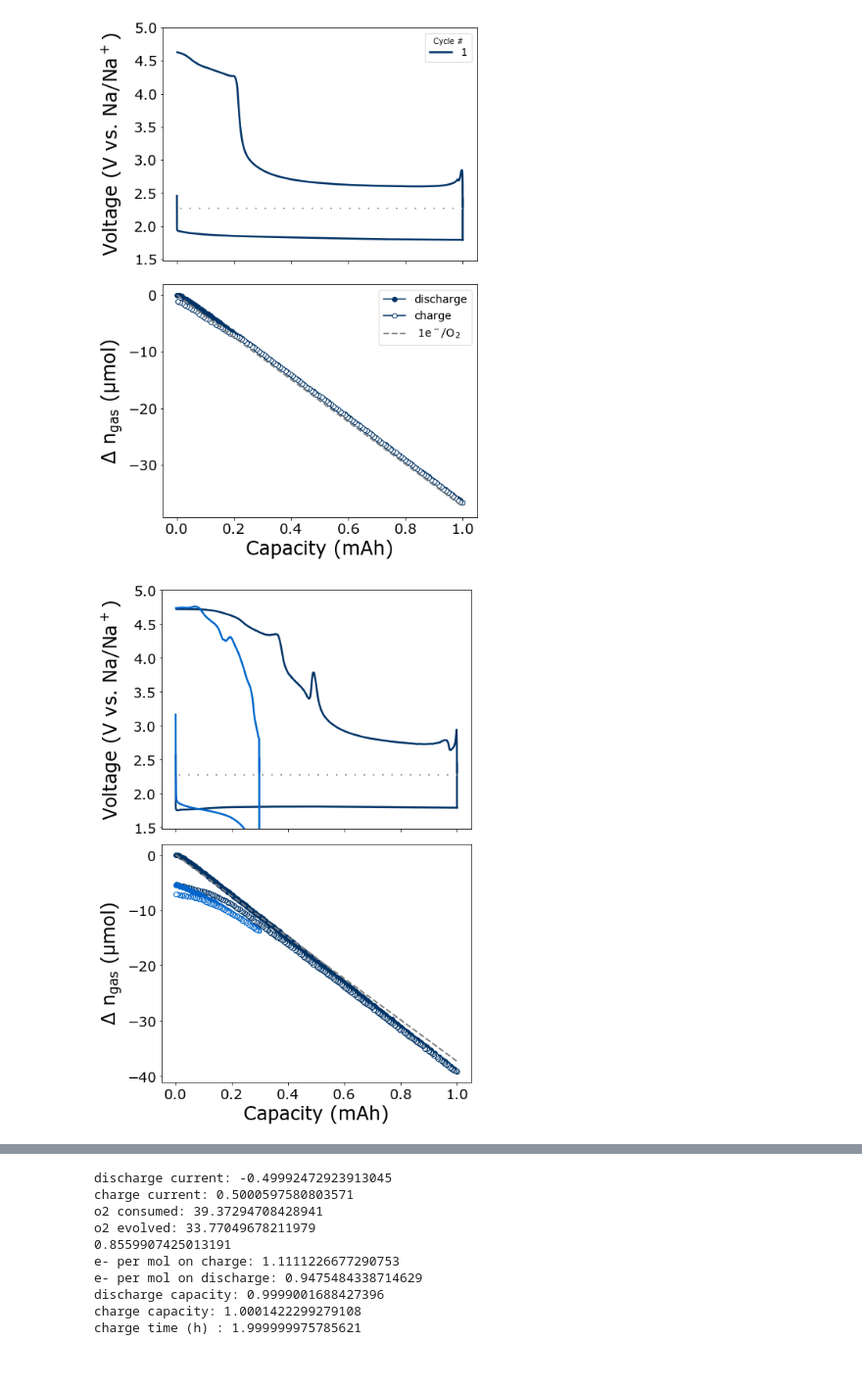
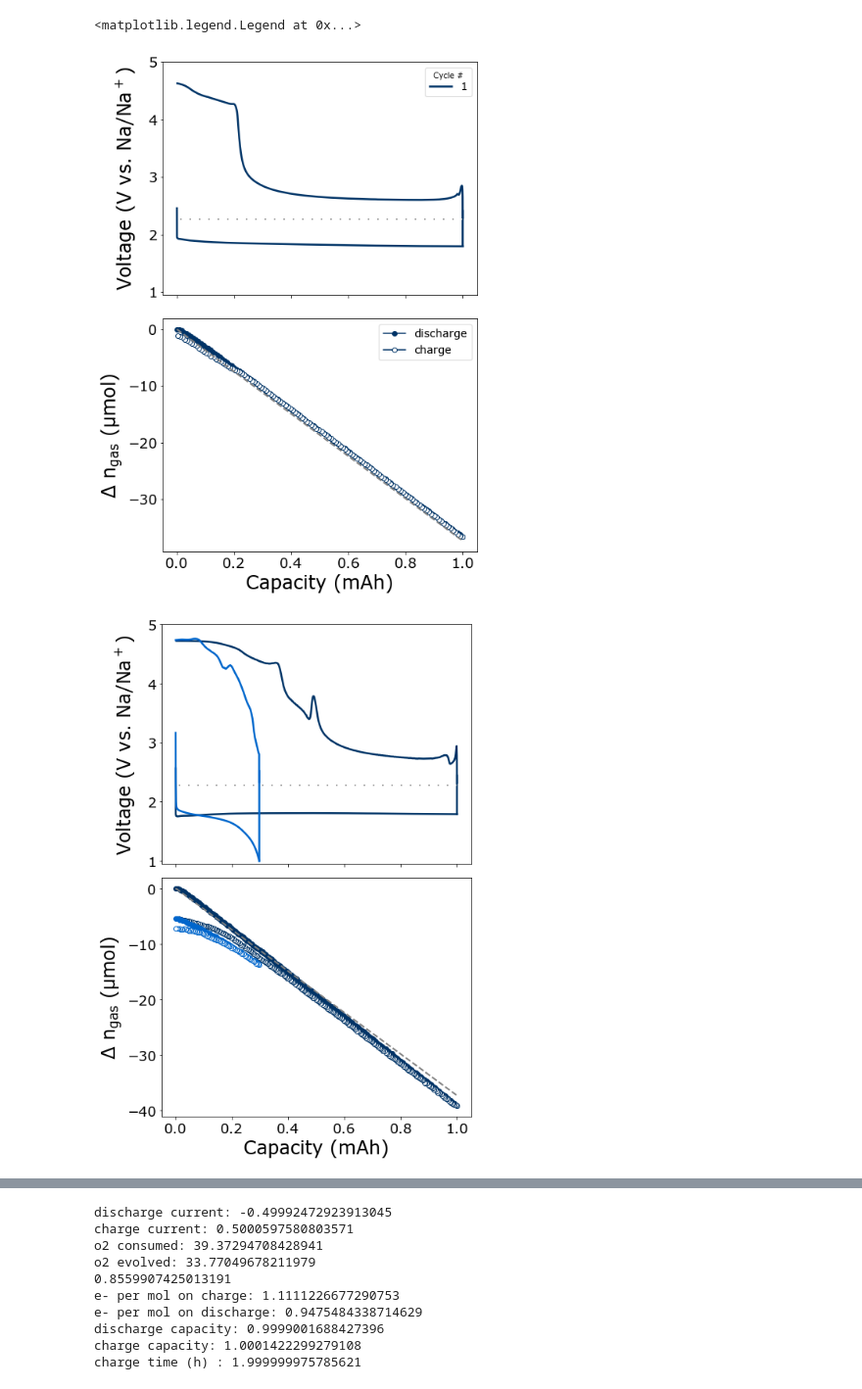
Before and after one commit to ekedzie/notebooks, a Jupyter notebook: Graphite Chronoamp Paper figures.ipynb, the cells around one changed output, grey strips where cells are left out. Shown at 98% size. Drawn from its saved outputs; the diff is of its cells as text; code cells hidden in the pictures.

```diff
--- a/Graphite Chronoamp Paper figures.ipynb
+++ b/Graphite Chronoamp Paper figures.ipynb
@@ -346,6 +428,10 @@ def plot_cycling(disch, chrg, press, channel, cyclenum, n=None, offset=0, eline=
     endindex=-1
     if (i==4):
         endindex=202
+    elif i==2:
+        endindex =200
+    elif i==3:
+        endindex=140
     else:
         endindex=-1
     ax.plot(x1, y1, c=colors[i], linestyle='-', linewidth=2.5, label = str(i))
@@ -379,8 +465,11 @@ def plot_cycling(disch, chrg, press, channel, cyclenum, n=None, offset=0, eline=
     x=[0,cap] #/(np.pi*0.6**2)]
     y=[0-offset,-cap*3.6/n/96485*10**6-offset]
 
+    subtract=0
+    if i==3:
+        subtract =25
     ax2.plot(disch_cap[st_p1:end_p1+1], (umoles)[st_p1:end_p1+1]+offset, 'o-', color= colors[i], linewidth=1.5, markersize=6, label='')
-    ax2.plot(char_cap[st_p2:(end_p2+1)], (umoles)[st_p2:(end_p2+1)]+gap+offset, 'o-', color=colors[i], linewidth=1.5, markersize=6, mfc='white', label='')
+    ax2.plot(char_cap[st_p2:(end_p2+1-subtract)], (umoles)[st_p2:(end_p2+1-subtract)]+gap+offset, 'o-', color=colors[i], linewidth=1.5, markersize=6, mfc='white', label='')
     if eline==True:
         ax2.plot(x, y,  c='grey', linestyle='--', label= '',linewidth= 2)
 
@@ -398,7 +487,7 @@ def plot_cycling(disch, chrg, press, channel, cyclenum, n=None, offset=0, eline=
     ax.tick_params(axis='both', which='major', labelsize=18); ax2.tick_params(axis='both', which='major', labelsize=18)
     ax.set_ylabel('Voltage (V vs. Na/Na$^+$)', fontsize=24, labelpad = 12); ax2.set_xlabel('Capacity (mAh)', fontsize=24)
     ax2.set_ylabel('$\Delta$ n$_{gas}$ ($\mu$mol)', fontsize=24); plt.tight_layout()
-    ax.set_ylim([1.48,5])
+    ax.set_ylim([0.95,5])
     #ax.set_xlim()
     return ( umoles[end_p2-1]+gap )
 
@@ -424,7 +513,7 @@ o1=plot_cycling(cp1_ec_cell1[1],cp1_ec_cell1[3], cp1_1, 3, 1, eline=True)
 # o2=plot_cycling(cp1_ec_cell1[6],cp1_ec_cell1[8], cp2_1, 3, 2, offset=o1)
 # o3=plot_cycling(cp1_ec_cell1[11],cp1_ec_cell1[13], cp3_1, 3, 3, offset=o1+o2)
 ax.legend(title = "Cycle #", fontsize=14, labelspacing=0.15)
-ax2.legend(labels=['discharge', 'charge', ' 1e$^-$/O$_2$' ], fontsize=14)
+ax2.legend(labels=['discharge', 'charge'],fontsize=14)# ' 1e$^-$/O$_2$' ], fontsize=14)
 #plt.savefig('/Users/kedzie/Documents/Berkeley/Research/Data/2020/200226_Na_10%binder_MCMB0203_cycling_CP_cell1/Cycling graphite CP cell1 - 3cycles.png', transparent= True, dpi=600, bbox_inches='tight')
 
 mccp= read_press('/Users/kedzie/Documents/Berkeley/Research/Data/2020/200708_Na_MCMB0203_cycling_CP/200708_Na_MCMB0203_cycling_CP_cycle1_Ch1__2020-07-08_11.54_22.txt')
@@ -434,6 +523,23 @@ mc = folder_files('/Users/kedzie/Documents/Berkeley/Research/Data/2020/200708_Na
 fig, (ax, ax2)= plt.subplots(2, sharex=True, figsize= (7,10))
 offset1 = plot_cycling(mc[1],mc[3], mccp, 1, 1, eline=True)
 offset2 = plot_cycling(mc[6],mc[8], mccp2, 1, 2, offset=offset1)
+
+
+
+
+mcmb_cp_1 = read_press('/Users/kedzie/Documents/Berkeley/Research/Data/2022/220218_Na_MCMB_CC_cycling_cell2/220218_Na_MCMB_CC_cycling_cell2_cycle1_Ch4__2022-02-18_20.33_33.txt')
+mcmb_cp_2 = read_press('/Users/kedzie/Documents/Berkeley/Research/Data/2022/220218_Na_MCMB_CC_cycling_cell2/220218_Na_MCMB_CC_cycling_cell2_cycle2_Ch4__2022-02-19_07.15_38.txt')
+mcmb_cp_3 = read_press('/Users/kedzie/Documents/Berkeley/Research/Data/2022/220218_Na_MCMB_CC_cycling_cell2/220218_Na_MCMB_CC_cycling_cell2_cycle3_pressuredataextracted.txt')
+mcmb_cp_fold = folder_files('/Users/kedzie/Documents/Berkeley/Research/Data/2022/220218_Na_MCMB_CC_cycling_cell2/')
+
+fig, (ax, ax2)= plt.subplots(2, sharex=True, figsize= (7,10))
+o1=plot_cycling(mcmb_cp_fold[1],mcmb_cp_fold[3], mcmb_cp_1, 4, 1, eline=True)
+o2=plot_cycling(mcmb_cp_fold[6],mcmb_cp_fold[8], mcmb_cp_2, 4, 2,  offset=o1)
+o3=plot_cycling(mcmb_cp_fold[11],mcmb_cp_fold[13], mcmb_cp_3, 4, 3,  offset=o1+o2)
+ax.legend(title = "Cycle #", fontsize=14, labelspacing=0.15)
+ax2.legend(labels=['discharge', 'charge', ' 1e$^-$/O$_2$' ], fontsize=14)
+
+#plt.savefig('/Users/kedzie/Documents/Berkeley/Research/Data/2022/220226_Na_MCMB_CC_cycling_cell2/220226_Na_MCMB_CC_cycling_cell2-3cycles.png', transparent= True, dpi=600, bbox_inches='tight')
 # %% [output]
 discharge current: -0.5000604668796993
 charge current: 0.49991393380733945
@@ -455,2 +561,3 @@ charge time (h) : 0.5938888816985609
+<matplotlib.legend.Legend at 0x...>
-[figure, old version]
+[figure, new version]
-[figure, old version]
+[figure, new version]
```
Also changed, not shown: parts of 12 cells of this notebook.
